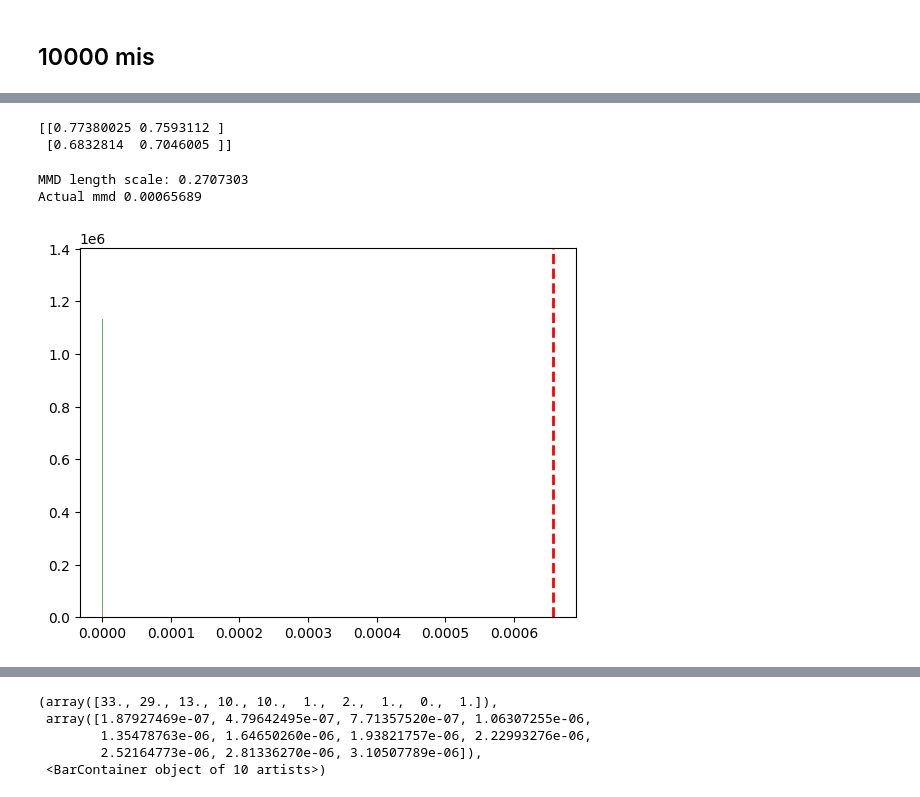
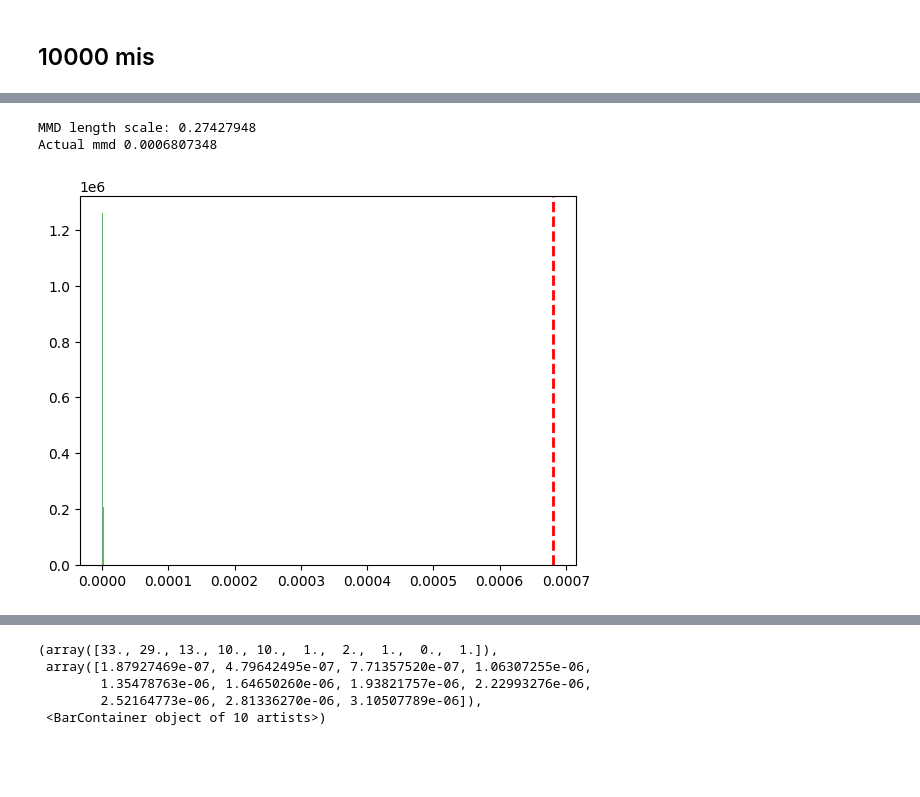
Before and after one commit to liuqingyang27/Detecting-Model-Misspecification-via-VGD, a Jupyter notebook: different data size fig.ipynb, the cells around one changed output, grey strips where cells are left out. Saved outputs shown, nothing was run; the diff lists cells and outputs as text; code cells hidden in the pictures; blank space fills up the shorter version.

```diff
--- a/different data size fig.ipynb
+++ b/different data size fig.ipynb
@@ -350,7 +326,7 @@ y_observed = jnp.where(x < 0, y_neg, y_pos)
 data_sig_10000_m = (x, y_observed)
 
 experiment_sig_10000_m = experiment(sig_model, data_sig_10000_m, n_particles=20, kernel=imq_kernel, key=random.PRNGKey(42))
-experiment_sig_10000_m.run(n_steps=20000, step_size=0.00005, lengthscale=0.1)
+experiment_sig_10000_m.run(n_steps=80000, step_size=0.00005)
 # %%
 jnp.mean(experiment_sig_10000_m.particles_SVGD)
 # %% [output]
@@ -376,11 +350,7 @@ plot_predictives(
 # %%
-experiment_sig_10000_m.n_steps=10000
-experiment_sig_10000_m.step_size=0.00005
 diagnostic_experiment_sig_10000_m = diagnostic_experiment(experiment_sig_10000_m)
 all_mmd_values_sig_10000_m, actual_mmd_sig_10000_m = diagnostic_experiment_sig_10000_m.plot_diagnostic()
 # %% [output]
-[[0.77380025 0.7593112 ]
- [0.6832814  0.7046005 ]]
+MMD length scale: 0.27427948
+Actual mmd 0.0006807348
-MMD length scale: 0.2707303
-Actual mmd 0.00065689
-[figure, old version]
+[figure, new version]
```
Also changed, not shown: parts of 31 cells of this notebook, 7 other files.
